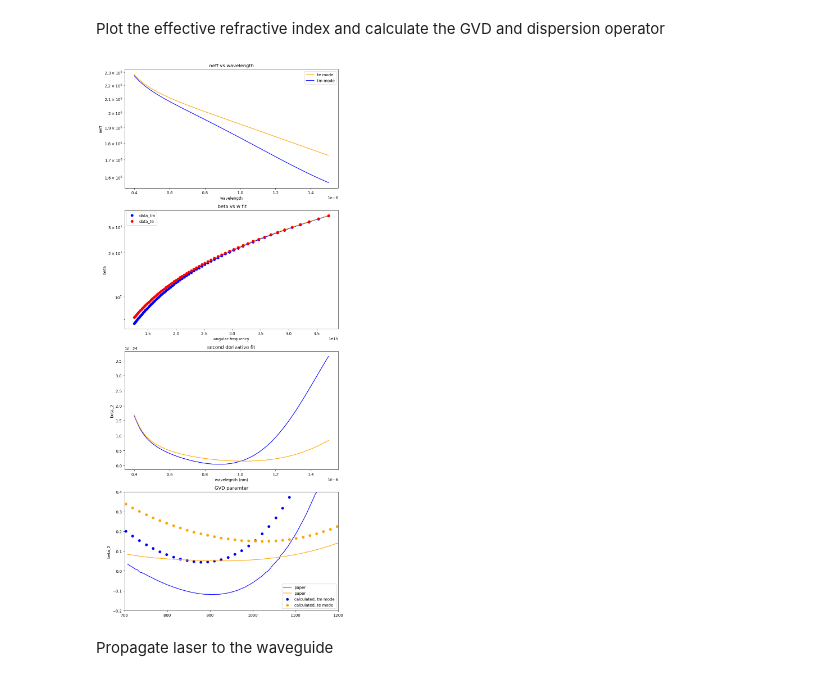
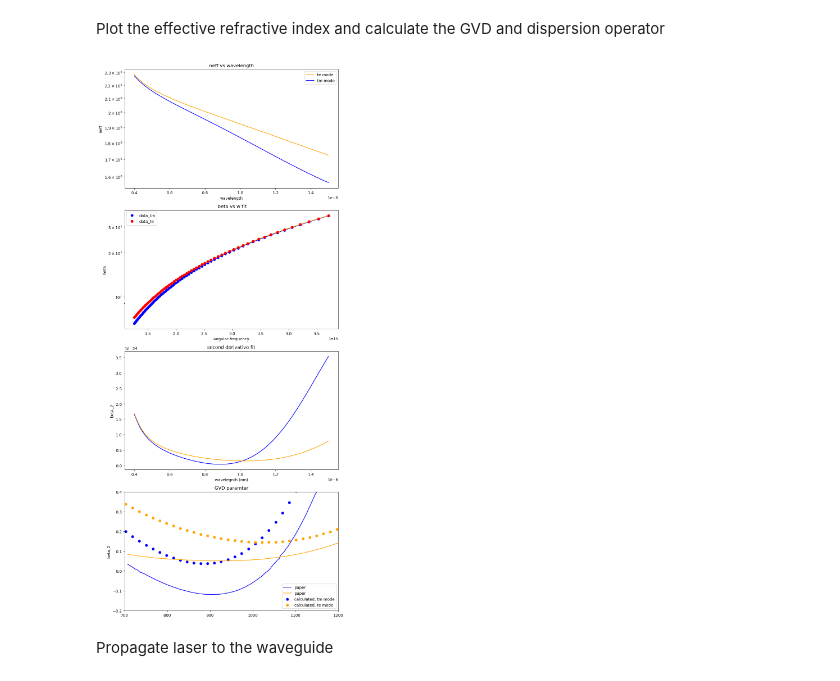
Before and after one commit to elizaleung830/SC-generation-stimulation, a Jupyter notebook: SCG_Stimulation/Benchmark/pynlo/Escale_M_2020/code/Fig_2_and_3.ipynb, the cells around one changed output. Drawn from its saved outputs; the diff is of its cells as text; code cells hidden in the pictures.

Commit message:
update data for LNOI waveguide

```diff
--- a/SCG_Stimulation/Benchmark/pynlo/Escale_M_2020/code/Fig_2_and_3.ipynb
+++ b/SCG_Stimulation/Benchmark/pynlo/Escale_M_2020/code/Fig_2_and_3.ipynb
@@ -126,7 +126,7 @@ from scipy.interpolate import UnivariateSpline
 from scipy.constants import speed_of_light as c
 import pandas as pd
 
-data = np.load(f"data_h_{0.25}_w_{0.7}_ne_film.npz")
+data = np.load(f"data_h_{0.25}_w_{0.7}_ne.npz")
 neff_list_tm = np.array(data['neff_list_tm'])
 neff_list_te = np.array(data['neff_list_te'])
 wls = data['wls'] *1e-9
@@ -170,34 +170,34 @@ axs[2].set_ylabel("beta_2")
 axs[2].set_title("second derivative fit")
 axs[2].plot(w_range,y_spl_2d_tm(x_range) , color="blue")
 axs[2].plot(w_range,y_spl_2d_te(x_range) , color="orange")
 
 
 #-----------plot reference data __________________
 ref_tm = pd.read_csv("../reference_data/beta_tm.csv", dtype=np.float64)
 ref_tm_x, ref_tm_y = np.split(ref_tm.values, 2, axis=1)
 axs[3].plot(ref_tm_x, ref_tm_y, c="blue", label = "paper")
 
 ref_te = pd.read_csv("../reference_data/beta_te.csv", dtype=np.float64)
 ref_te_x, ref_te_y = np.split(ref_te.values, 2, axis=1)
 axs[3].plot(ref_te_x, ref_te_y, c="orange", label = "paper")
 
 #-----------beta_2 plot---------------------------
 beta_2_tm = y_spl_2d_tm(angular_freq(wls)) * 1e24
 beta_2_te = y_spl_2d_te(angular_freq(wls)) * 1e24
 
 axs[3].scatter(wls * 1e9, beta_2_tm, label = "calculated, tm mode", c="blue")
 axs[3].scatter(wls * 1e9, beta_2_te, label = "calculated, te mode", c="orange")
 
 axs[3].set_ylabel("beta_2")
 axs[3].set_ylim(-0.2,0.4)
 axs[3].set_xlim(700,1200)
 axs[3].set_title("GVD paramter")
 axs[3].legend()
 
 plt.tight_layout()
 plt.show()
 # %% [output]
-[figure, old version]
+[figure, new version]
 # %% [markdown]
 Propagate laser to the waveguide
 # %%
```
Also changed, not shown: parts of 2 cells of this notebook, 4 other files.
